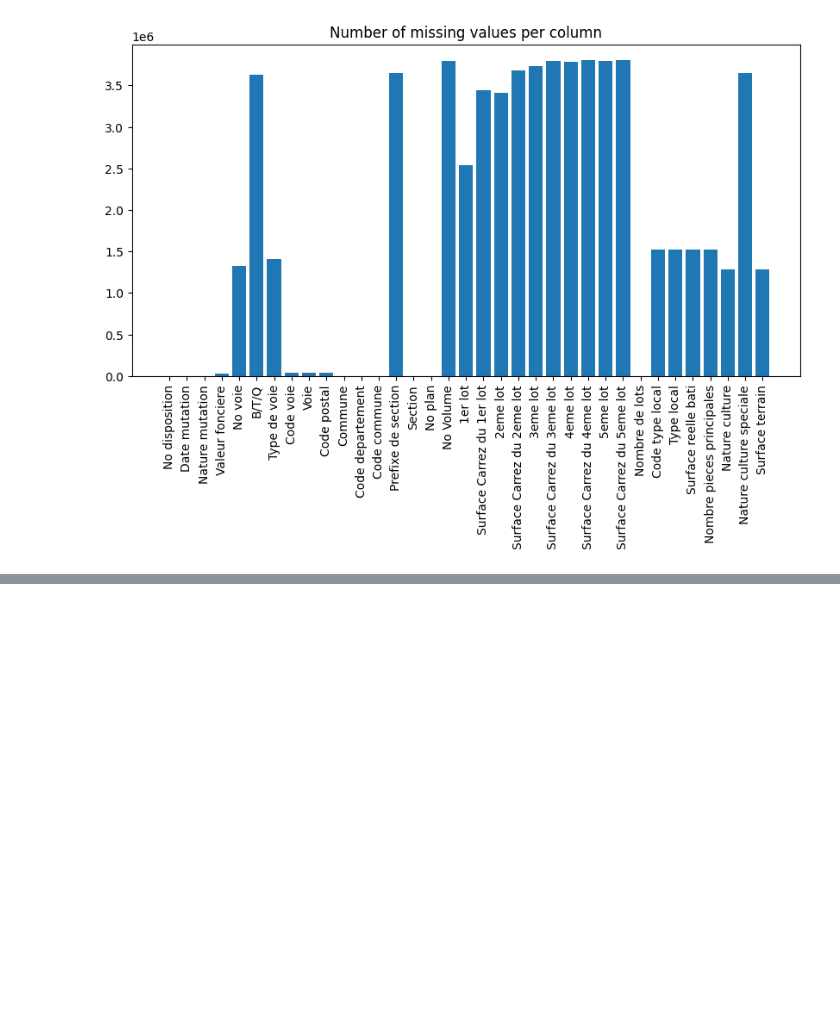
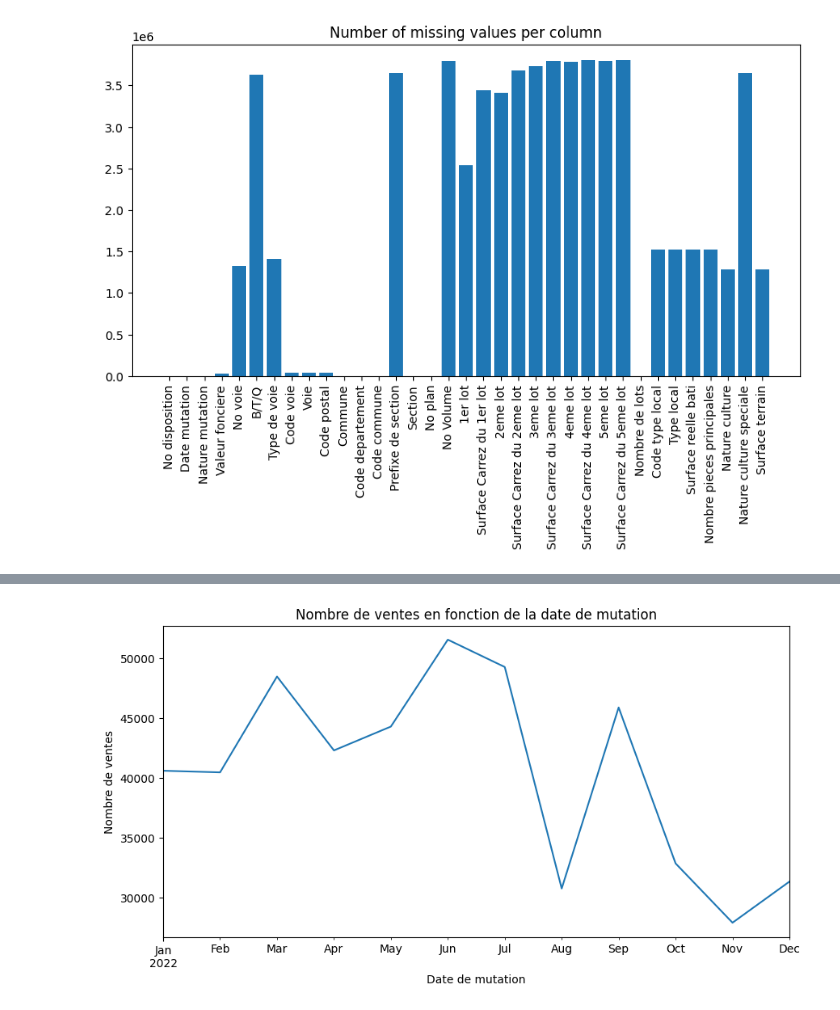
Before and after one commit to JZhg02/MasterCamp, a Jupyter notebook: nicolas.ipynb, the cells around one changed output, grey strips where cells are left out. Cells and saved outputs as stored; diff of their text form; code cells hidden in the pictures; blank space fills up the shorter version.

```diff
--- a/nicolas.ipynb
+++ b/nicolas.ipynb
@@ -629,0 +156,8 @@ plt.show()
+# %%
+df.groupby('Date mutation')['Valeur fonciere'].count().plot(figsize=(10, 5))
+plt.title('Nombre de ventes en fonction de la date de mutation')
+plt.xlabel('Date de mutation')
+plt.ylabel('Nombre de ventes')
+plt.show()
+# %% [output]
+[figure, added]
```
Also changed, not shown: parts of 119 cells of this notebook.
